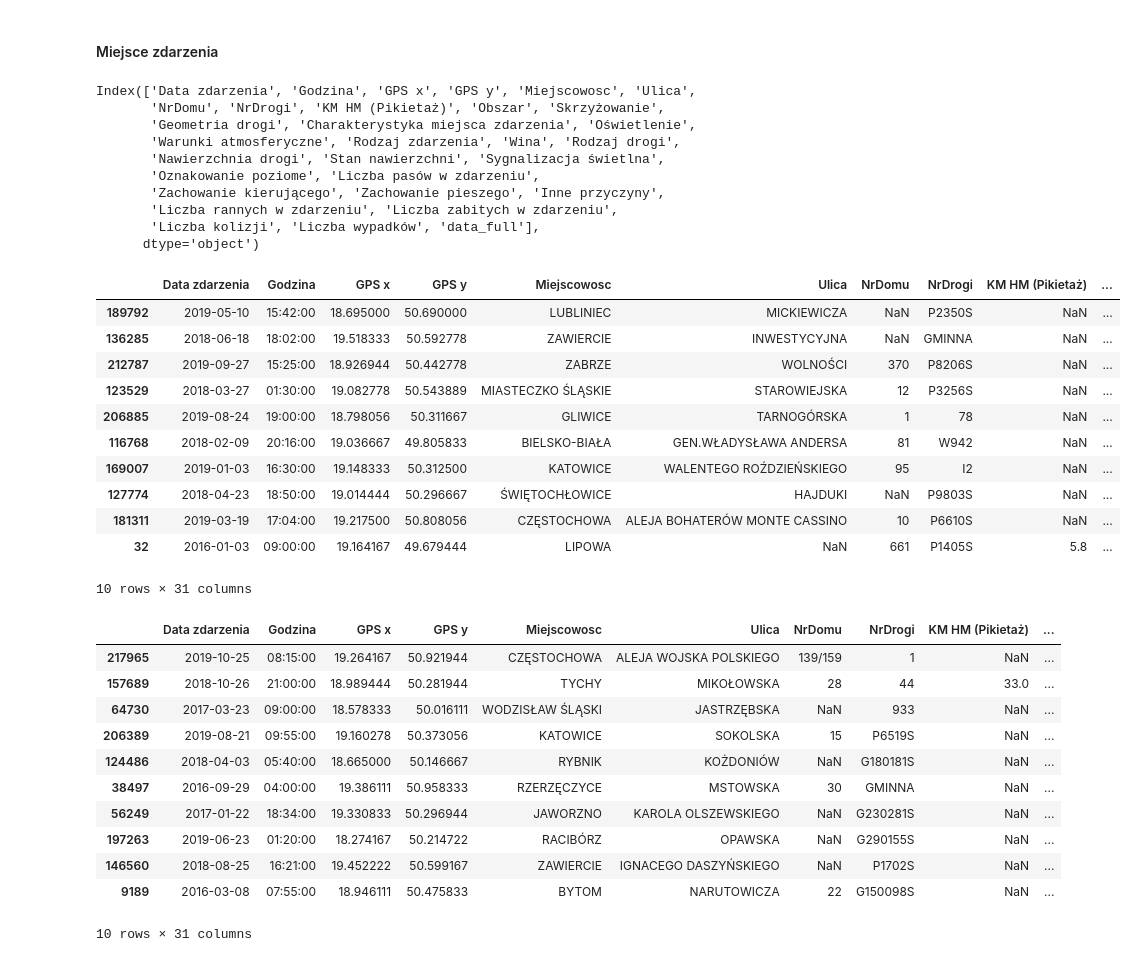
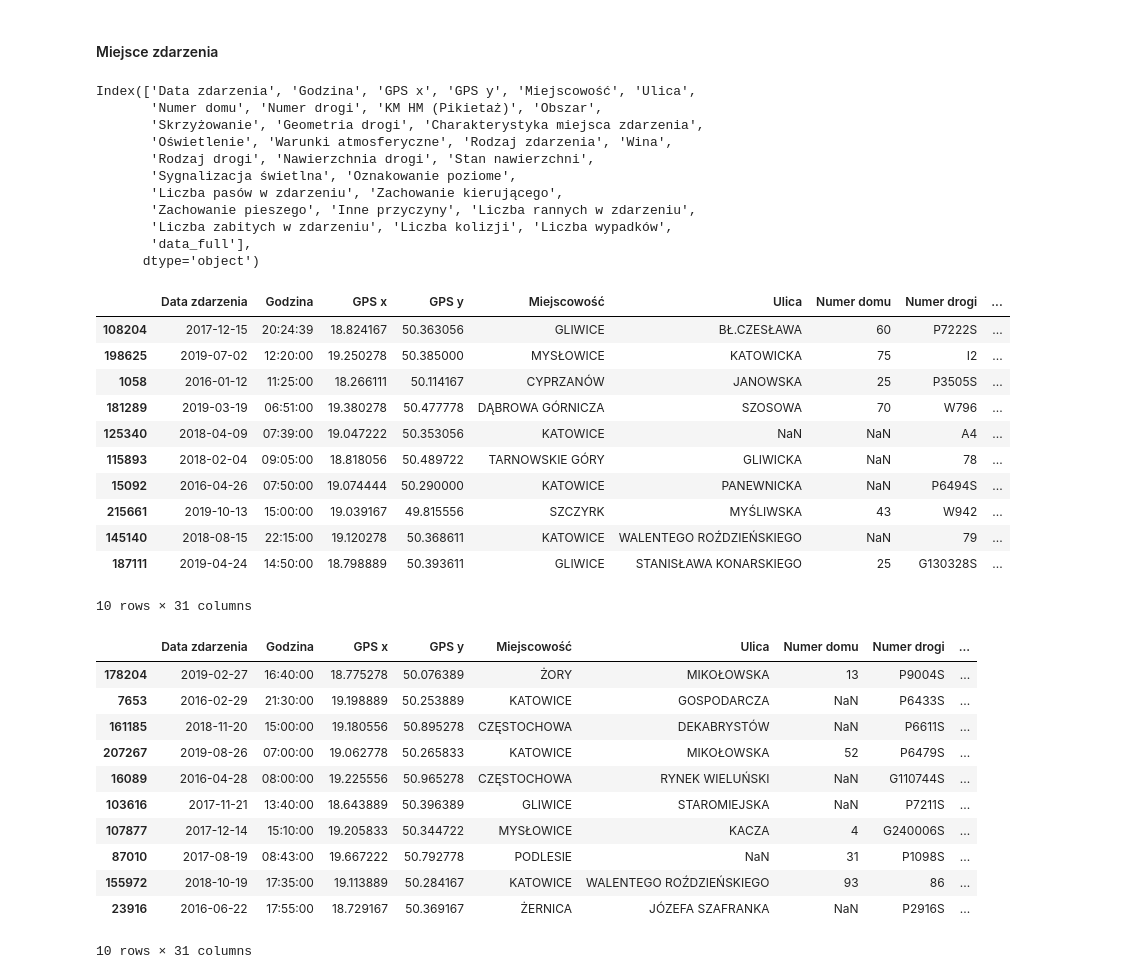
Before and after one commit to Aleksandra094/CarAccident, a Jupyter notebook: CarAccidents1.ipynb, the cells around one changed output. Cells and saved outputs as stored; diff of their text form; code cells hidden in the pictures.

```diff
--- a/CarAccidents1.ipynb
+++ b/CarAccidents1.ipynb
@@ -223,46 +223,47 @@ df.sample(10)
 #### Miejsce zdarzenia
 # %%
 # Zmiana nazwy kolumn na nazwy bez spacji i polskich znakow
-df.rename(columns={'Miejscowość': 'Miejscowosc', 'Numer domu': "NrDomu", "Numer drogi": "NrDrogi"}, inplace=True)
+# df.rename(columns={'Miejscowość': 'Miejscowosc', 'Numer domu': "NrDomu", "Numer drogi": "NrDrogi"}, inplace=True)
 df.columns
 # %% [output]
-Index(['Data zdarzenia', 'Godzina', 'GPS x', 'GPS y', 'Miejscowosc', 'Ulica',
-       'NrDomu', 'NrDrogi', 'KM HM (Pikietaż)', 'Obszar', 'Skrzyżowanie',
-       'Geometria drogi', 'Charakterystyka miejsca zdarzenia', 'Oświetlenie',
-       'Warunki atmosferyczne', 'Rodzaj zdarzenia', 'Wina', 'Rodzaj drogi',
-       'Nawierzchnia drogi', 'Stan nawierzchni', 'Sygnalizacja świetlna',
-       'Oznakowanie poziome', 'Liczba pasów w zdarzeniu',
-       'Zachowanie kierującego', 'Zachowanie pieszego', 'Inne przyczyny',
-       'Liczba rannych w zdarzeniu', 'Liczba zabitych w zdarzeniu',
-       'Liczba kolizji', 'Liczba wypadków', 'data_full'],
+Index(['Data zdarzenia', 'Godzina', 'GPS x', 'GPS y', 'Miejscowość', 'Ulica',
+       'Numer domu', 'Numer drogi', 'KM HM (Pikietaż)', 'Obszar',
+       'Skrzyżowanie', 'Geometria drogi', 'Charakterystyka miejsca zdarzenia',
+       'Oświetlenie', 'Warunki atmosferyczne', 'Rodzaj zdarzenia', 'Wina',
+       'Rodzaj drogi', 'Nawierzchnia drogi', 'Stan nawierzchni',
+       'Sygnalizacja świetlna', 'Oznakowanie poziome',
+       'Liczba pasów w zdarzeniu', 'Zachowanie kierującego',
+       'Zachowanie pieszego', 'Inne przyczyny', 'Liczba rannych w zdarzeniu',
+       'Liczba zabitych w zdarzeniu', 'Liczba kolizji', 'Liczba wypadków',
+       'data_full'],
       dtype='object')
 # %%
 # Pikietaz okresla miejsce zdarzenia na drodze poza terenem zabudowanym
 #Zapisywany jako xx,yyy gdzie:
 #xx – całkowita liczba kilometrów od początku drogi;
 #yyy – całkowita liczba metrów liczona od ostatniego pełnego kilometra.
 # W zbiorze danych prawdopodobnie jako wartosc w km, tyle ze z uzyciem "," jako separatora dziesietnego
 def pikietazToFloat(pikietazRaw):
     if isinstance(pikietazRaw, str):
         pikietazAsFloat = float(pikietazRaw.replace(",", "."))
     else:
         pikietazAsFloat = pikietazRaw
     return pikietazAsFloat
 df['KM HM (Pikietaż)']=df['KM HM (Pikietaż)'].apply(lambda x: pikietazToFloat(x))
-df.rename(columns={'KM HM (Pikietaż)': 'KM_HM_Pikietaz'})
+# df.rename(columns={'KM HM (Pikietaż)': 'KM_HM_Pikietaz'})
 df.sample(10)
 # %% [output]
-|  | Data zdarzenia | Godzina | GPS x | GPS y | Miejscowosc | Ulica | NrDomu | NrDrogi | KM HM (Pikietaż) | ... |
-| 189792 | 2019-05-10 | 15:42:00 | 18.695000 | 50.690000 | LUBLINIEC | MICKIEWICZA | NaN | P2350S | NaN | ... |
-| 136285 | 2018-06-18 | 18:02:00 | 19.518333 | 50.592778 | ZAWIERCIE | INWESTYCYJNA | NaN | GMINNA | NaN | ... |
-| 212787 | 2019-09-27 | 15:25:00 | 18.926944 | 50.442778 | ZABRZE | WOLNOŚCI | 370 | P8206S | NaN | ... |
-| 123529 | 2018-03-27 | 01:30:00 | 19.082778 | 50.543889 | MIASTECZKO ŚLĄSKIE | STAROWIEJSKA | 12 | P3256S | NaN | ... |
-| 206885 | 2019-08-24 | 19:00:00 | 18.798056 | 50.311667 | GLIWICE | TARNOGÓRSKA | 1 | 78 | NaN | ... |
-| 116768 | 2018-02-09 | 20:16:00 | 19.036667 | 49.805833 | BIELSKO-BIAŁA | GEN.WŁADYSŁAWA ANDERSA | 81 | W942 | NaN | ... |
-| 169007 | 2019-01-03 | 16:30:00 | 19.148333 | 50.312500 | KATOWICE | WALENTEGO ROŹDZIEŃSKIEGO | 95 | I2 | NaN | ... |
-| 127774 | 2018-04-23 | 18:50:00 | 19.014444 | 50.296667 | ŚWIĘTOCHŁOWICE | HAJDUKI | NaN | P9803S | NaN | ... |
-| 181311 | 2019-03-19 | 17:04:00 | 19.217500 | 50.808056 | CZĘSTOCHOWA | ALEJA BOHATERÓW MONTE CASSINO | 10 | P6610S | NaN | ... |
-| 32 | 2016-01-03 | 09:00:00 | 19.164167 | 49.679444 | LIPOWA | NaN | 661 | P1405S | 5.8 | ... |
+|  | Data zdarzenia | Godzina | GPS x | GPS y | Miejscowość | Ulica | Numer domu | Numer drogi | ... |
+| 108204 | 2017-12-15 | 20:24:39 | 18.824167 | 50.363056 | GLIWICE | BŁ.CZESŁAWA | 60 | P7222S | ... |
+| 198625 | 2019-07-02 | 12:20:00 | 19.250278 | 50.385000 | MYSŁOWICE | KATOWICKA | 75 | I2 | ... |
+| 1058 | 2016-01-12 | 11:25:00 | 18.266111 | 50.114167 | CYPRZANÓW | JANOWSKA | 25 | P3505S | ... |
+| 181289 | 2019-03-19 | 06:51:00 | 19.380278 | 50.477778 | DĄBROWA GÓRNICZA | SZOSOWA | 70 | W796 | ... |
+| 125340 | 2018-04-09 | 07:39:00 | 19.047222 | 50.353056 | KATOWICE | NaN | NaN | A4 | ... |
+| 115893 | 2018-02-04 | 09:05:00 | 18.818056 | 50.489722 | TARNOWSKIE GÓRY | GLIWICKA | NaN | 78 | ... |
+| 15092 | 2016-04-26 | 07:50:00 | 19.074444 | 50.290000 | KATOWICE | PANEWNICKA | NaN | P6494S | ... |
+| 215661 | 2019-10-13 | 15:00:00 | 19.039167 | 49.815556 | SZCZYRK | MYŚLIWSKA | 43 | W942 | ... |
+| 145140 | 2018-08-15 | 22:15:00 | 19.120278 | 50.368611 | KATOWICE | WALENTEGO ROŹDZIEŃSKIEGO | NaN | 79 | ... |
+| 187111 | 2019-04-24 | 14:50:00 | 18.798889 | 50.393611 | GLIWICE | STANISŁAWA KONARSKIEGO | 25 | G130328S | ... |
 10 rows × 31 columns
 # %%
 # Obszar: zabudowany/niezabudowany
@@ -272,17 +273,17 @@ df['Obszar'].value_counts()
 df['Obszar'] = df['Obszar'].apply(lambda x: True if x=='Obszar zabudowany' else False)
 df.sample(10)
 # %% [output]
-|  | Data zdarzenia | Godzina | GPS x | GPS y | Miejscowosc | Ulica | NrDomu | NrDrogi | KM HM (Pikietaż) | ... |
-| 217965 | 2019-10-25 | 08:15:00 | 19.264167 | 50.921944 | CZĘSTOCHOWA | ALEJA WOJSKA POLSKIEGO | 139/159 | 1 | NaN | ... |
-| 157689 | 2018-10-26 | 21:00:00 | 18.989444 | 50.281944 | TYCHY | MIKOŁOWSKA | 28 | 44 | 33.0 | ... |
-| 64730 | 2017-03-23 | 09:00:00 | 18.578333 | 50.016111 | WODZISŁAW ŚLĄSKI | JASTRZĘBSKA | NaN | 933 | NaN | ... |
-| 206389 | 2019-08-21 | 09:55:00 | 19.160278 | 50.373056 | KATOWICE | SOKOLSKA | 15 | P6519S | NaN | ... |
-| 124486 | 2018-04-03 | 05:40:00 | 18.665000 | 50.146667 | RYBNIK | KOŻDONIÓW | NaN | G180181S | NaN | ... |
-| 38497 | 2016-09-29 | 04:00:00 | 19.386111 | 50.958333 | RZERZĘCZYCE | MSTOWSKA | 30 | GMINNA | NaN | ... |
-| 56249 | 2017-01-22 | 18:34:00 | 19.330833 | 50.296944 | JAWORZNO | KAROLA OLSZEWSKIEGO | NaN | G230281S | NaN | ... |
-| 197263 | 2019-06-23 | 01:20:00 | 18.274167 | 50.214722 | RACIBÓRZ | OPAWSKA | NaN | G290155S | NaN | ... |
-| 146560 | 2018-08-25 | 16:21:00 | 19.452222 | 50.599167 | ZAWIERCIE | IGNACEGO DASZYŃSKIEGO | NaN | P1702S | NaN | ... |
-| 9189 | 2016-03-08 | 07:55:00 | 18.946111 | 50.475833 | BYTOM | NARUTOWICZA | 22 | G150098S | NaN | ... |
+|  | Data zdarzenia | Godzina | GPS x | GPS y | Miejscowość | Ulica | Numer domu | Numer drogi | ... |
+| 178204 | 2019-02-27 | 16:40:00 | 18.775278 | 50.076389 | ŻORY | MIKOŁOWSKA | 13 | P9004S | ... |
+| 7653 | 2016-02-29 | 21:30:00 | 19.198889 | 50.253889 | KATOWICE | GOSPODARCZA | NaN | P6433S | ... |
+| 161185 | 2018-11-20 | 15:00:00 | 19.180556 | 50.895278 | CZĘSTOCHOWA | DEKABRYSTÓW | NaN | P6611S | ... |
+| 207267 | 2019-08-26 | 07:00:00 | 19.062778 | 50.265833 | KATOWICE | MIKOŁOWSKA | 52 | P6479S | ... |
+| 16089 | 2016-04-28 | 08:00:00 | 19.225556 | 50.965278 | CZĘSTOCHOWA | RYNEK WIELUŃSKI | NaN | G110744S | ... |
+| 103616 | 2017-11-21 | 13:40:00 | 18.643889 | 50.396389 | GLIWICE | STAROMIEJSKA | NaN | P7211S | ... |
+| 107877 | 2017-12-14 | 15:10:00 | 19.205833 | 50.344722 | MYSŁOWICE | KACZA | 4 | G240006S | ... |
+| 87010 | 2017-08-19 | 08:43:00 | 19.667222 | 50.792778 | PODLESIE | NaN | 31 | P1098S | ... |
+| 155972 | 2018-10-19 | 17:35:00 | 19.113889 | 50.284167 | KATOWICE | WALENTEGO ROŹDZIEŃSKIEGO | 93 | 86 | ... |
+| 23916 | 2016-06-22 | 17:55:00 | 18.729167 | 50.369167 | ŻERNICA | JÓZEFA SZAFRANKA | NaN | P2916S | ... |
 10 rows × 31 columns
 # %%
 # Skrzyzowanie
```
Also changed, not shown: parts of 9 cells of this notebook.
